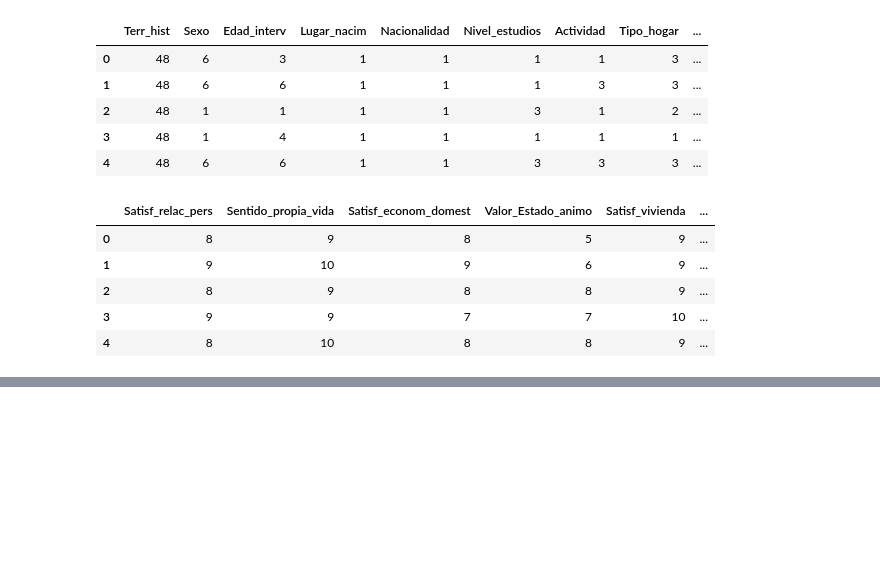
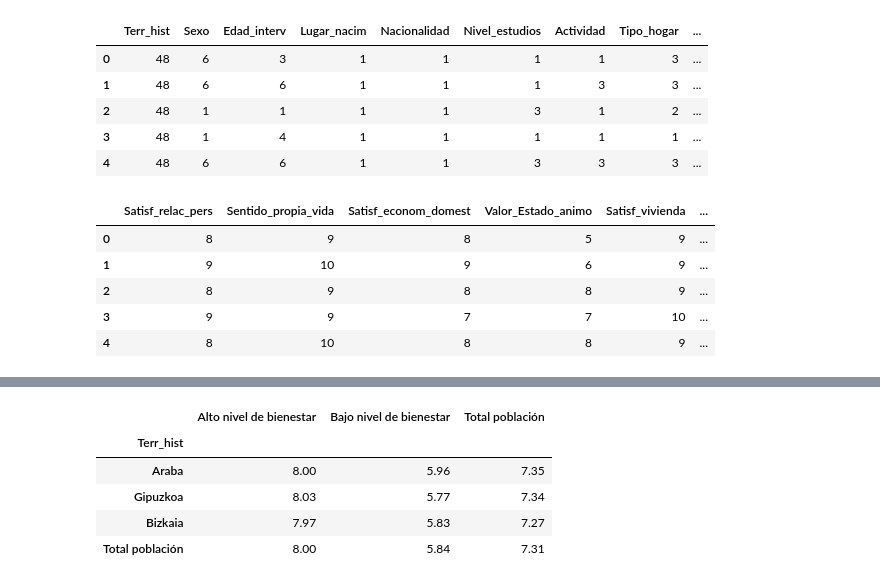
Before and after one commit to Leire2026/Proyecto_Machine_Learning, a Jupyter notebook: Proyecto_Final_ML/2_Notebooks/3_Modelo_5_Kmeans_Clustering.ipynb, the cells around one changed output, grey strips where cells are left out. Saved outputs shown, nothing was run; the diff lists cells and outputs as text; code cells hidden in the pictures; blank space fills up the shorter version.

```diff
--- a/Proyecto_Final_ML/2_Notebooks/3_Modelo_5_Kmeans_Clustering.ipynb
+++ b/Proyecto_Final_ML/2_Notebooks/3_Modelo_5_Kmeans_Clustering.ipynb
@@ -94,0 +286,9 @@ plt.show()
+# %%
+tabla_satisfaccion('Terr_hist')
+# %% [output]
+|  | Alto nivel de bienestar | Bajo nivel de bienestar | Total población |
+| Terr_hist |  |  |  |
+| Araba | 8.00 | 5.96 | 7.35 |
+| Gipuzkoa | 8.03 | 5.77 | 7.34 |
+| Bizkaia | 7.97 | 5.83 | 7.27 |
+| Total población | 8.00 | 5.84 | 7.31 |
```
Also changed, not shown: parts of 15 cells of this notebook.
